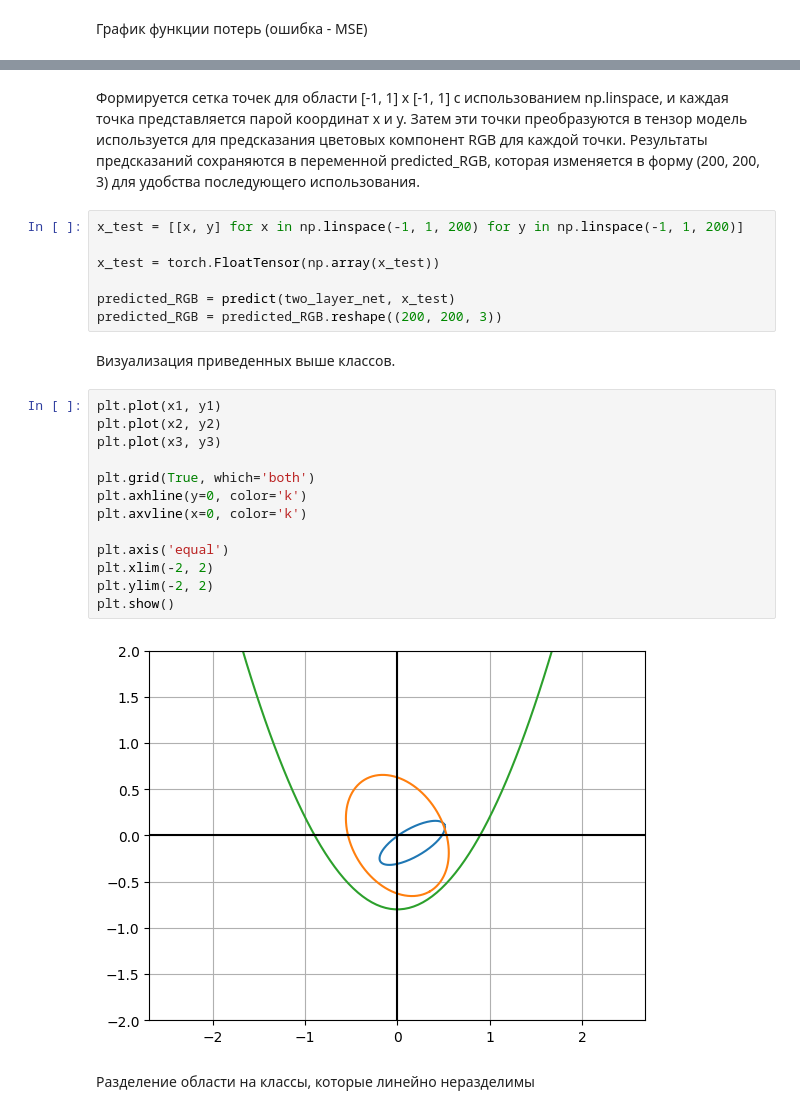
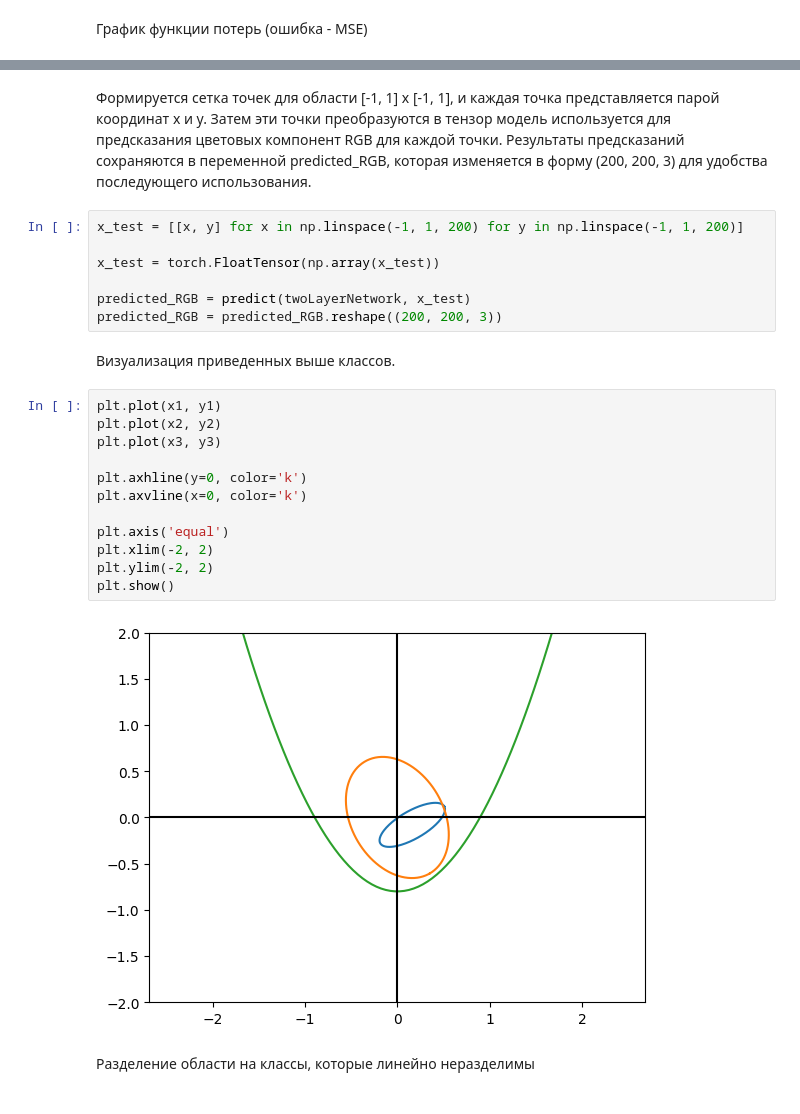
Before and after one commit to Lunidep/NI, a Jupyter notebook: lab3/lab3.ipynb, the cells around one changed output, grey strips where cells are left out. Cells and saved outputs as stored; diff of their text form.

```diff
--- a/lab3/lab3.ipynb
+++ b/lab3/lab3.ipynb
@@ -183,29 +167,28 @@ plt.show()
 # %% [markdown]
-Формируется сетка точек для области [-1, 1] x [-1, 1] с использованием np.linspace, и каждая точка представляется парой координат x и y. Затем эти точки преобразуются в тензор модель используется для предсказания цветовых компонент RGB для каждой точки. Результаты предсказаний сохраняются в переменной predicted_RGB, которая изменяется в форму (200, 200, 3) для удобства последующего использования.
+Формируется сетка точек для области [-1, 1] x [-1, 1], и каждая точка представляется парой координат x и y. Затем эти точки преобразуются в тензор модель используется для предсказания цветовых компонент RGB для каждой точки. Результаты предсказаний сохраняются в переменной predicted_RGB, которая изменяется в форму (200, 200, 3) для удобства последующего использования.
 # %%
 x_test = [[x, y] for x in np.linspace(-1, 1, 200) for y in np.linspace(-1, 1, 200)]
 
 x_test = torch.FloatTensor(np.array(x_test))
 
-predicted_RGB = predict(two_layer_net, x_test)
+predicted_RGB = predict(twoLayerNetwork, x_test)
 predicted_RGB = predicted_RGB.reshape((200, 200, 3))
 # %% [markdown]
 Визуализация приведенных выше классов.
 # %%
 plt.plot(x1, y1)
 plt.plot(x2, y2)
 plt.plot(x3, y3)
 
-plt.grid(True, which='both')
 plt.axhline(y=0, color='k')
 plt.axvline(x=0, color='k')
 
 plt.axis('equal')
 plt.xlim(-2, 2)
 plt.ylim(-2, 2)
 plt.show()
 # %% [output]
-[figure, old version]
+[figure, new version]
 # %% [markdown]
 Разделение области на классы, которые линейно неразделимы
 # %%
```
Also changed, not shown: parts of 10 cells of this notebook, 7 other files.
